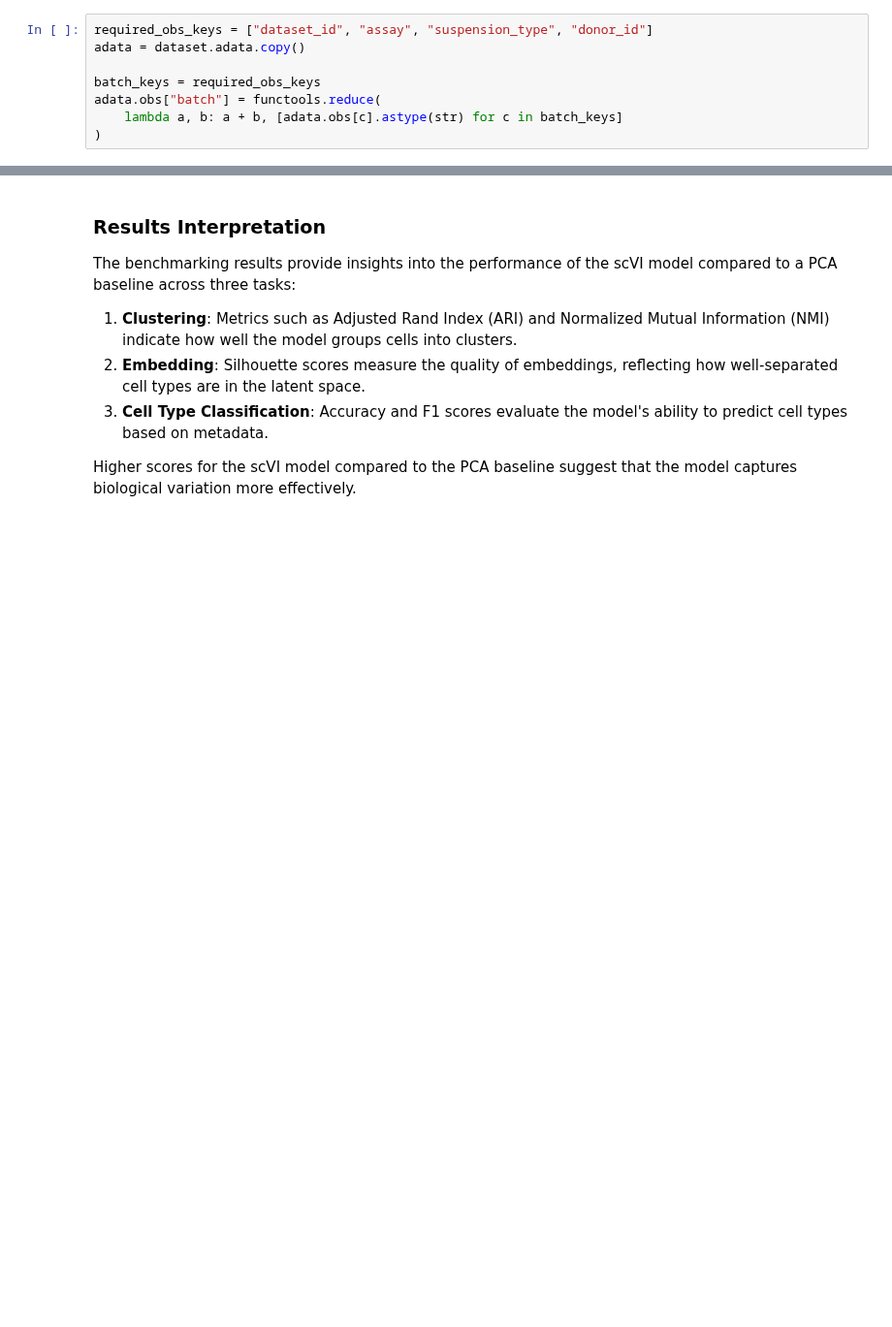
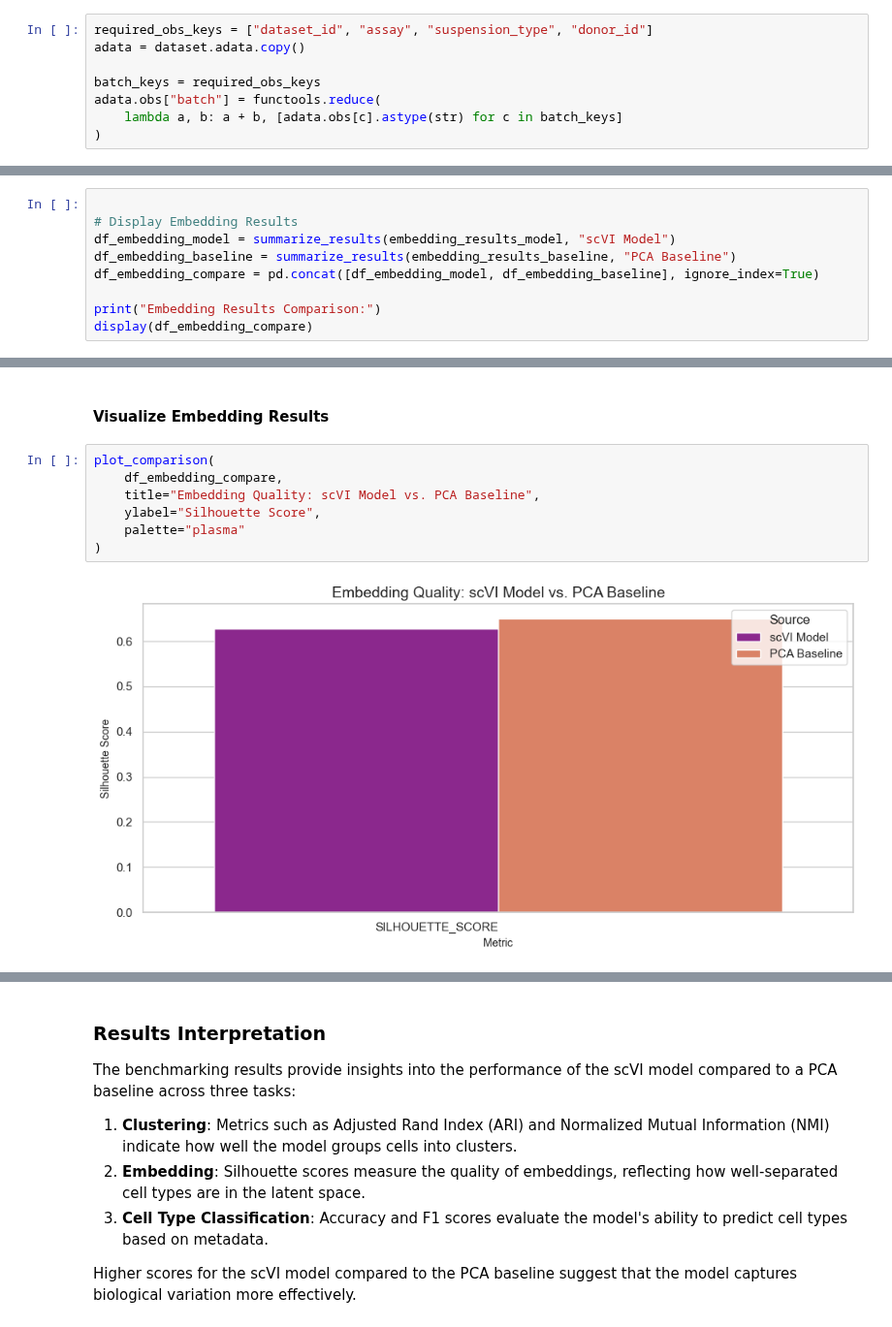
Before and after one commit to chanzuckerberg/cz-benchmarks, a Jupyter notebook: examples/scvi_all_tasks_benchmark.ipynb, the cells around one changed output, grey strips where cells are left out. Shown at 97% size. Drawn from its saved outputs; the diff is of its cells as text; blank space fills up the shorter version.

```diff
--- a/examples/scvi_all_tasks_benchmark.ipynb
+++ b/examples/scvi_all_tasks_benchmark.ipynb
@@ -209,0 +195,9 @@ plt.show()
+# %%
+
+# Display Embedding Results
+df_embedding_model = summarize_results(embedding_results_model, "scVI Model")
+df_embedding_baseline = summarize_results(embedding_results_baseline, "PCA Baseline")
+df_embedding_compare = pd.concat([df_embedding_model, df_embedding_baseline], ignore_index=True)
+
+print("Embedding Results Comparison:")
+display(df_embedding_compare)
@@ -361,0 +281,11 @@ plt.show()
+# %% [markdown]
+#### Visualize Embedding Results
+# %%
+plot_comparison(
+    df_embedding_compare,
+    title="Embedding Quality: scVI Model vs. PCA Baseline",
+    ylabel="Silhouette Score",
+    palette="plasma"
+)
+# %% [output]
+[figure, added]
```
Also changed, not shown: parts of 27 cells of this notebook, 3 other files.
